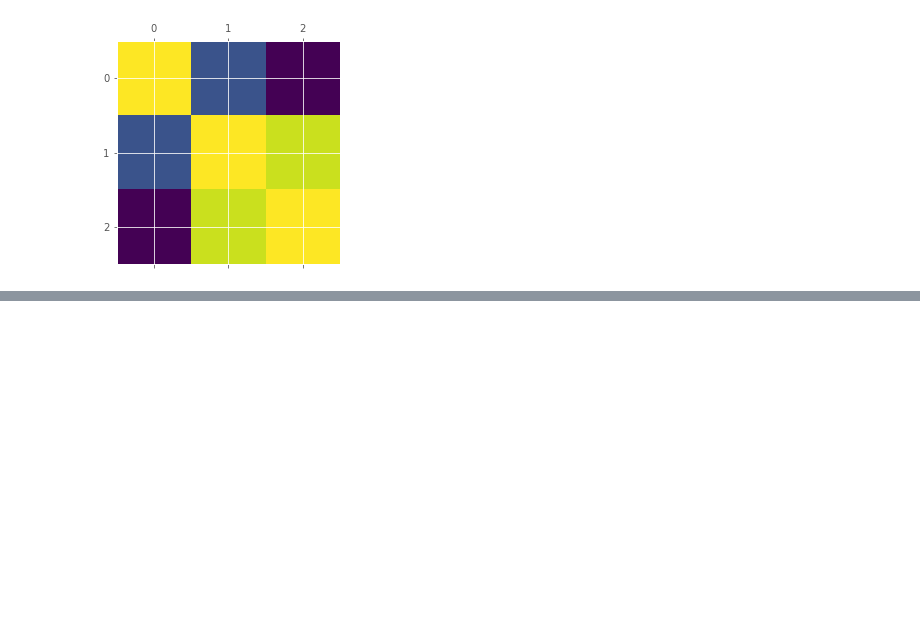
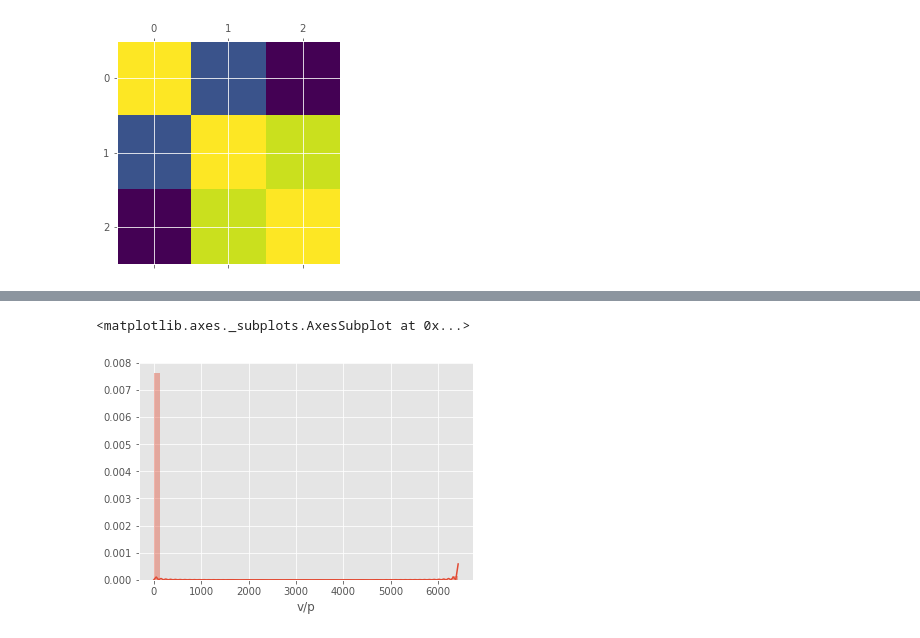
Before and after one commit to perigee/musee, a Jupyter notebook: musee.ipynb, the cells around one changed output, grey strips where cells are left out. Drawn from its saved outputs; the diff is of its cells as text; code cells hidden in the pictures; blank space fills up the shorter version.

```diff
--- a/musee.ipynb
+++ b/musee.ipynb
@@ -172,0 +179,6 @@ TypeError: 'data' must be pandas DataFrame object, not: <class 'numpy.ndarray'>
+# %%
+mdata['v/p']=mdata['visitors']/mdata['population']
+sns.distplot(mdata['v/p'])
+# %% [output]
+<matplotlib.axes._subplots.AxesSubplot at 0x...>
+[figure, added]
```
Also changed, not shown: parts of 8 cells of this notebook.
